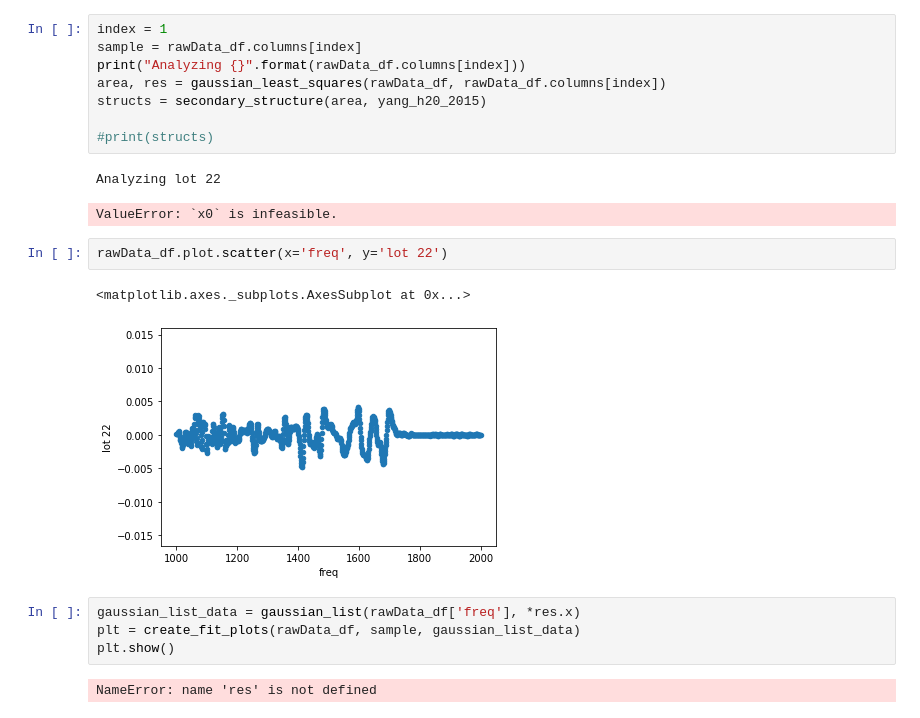
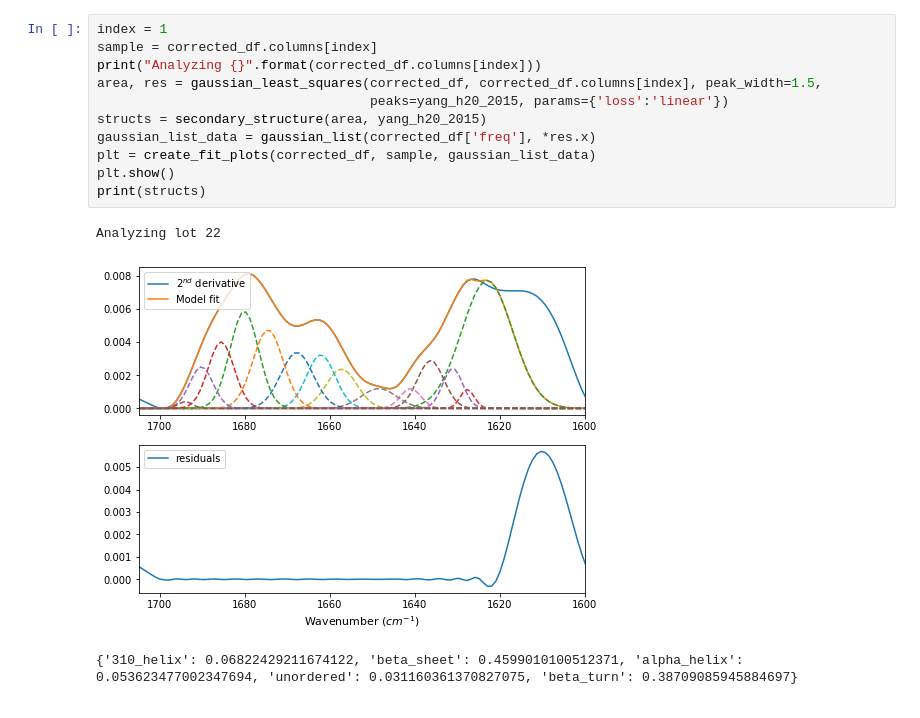
Before and after one commit to liljerri/ftir_data_analytics, a Jupyter notebook: scripts/nikki data/icatibant lot 22.ipynb, the cells around one changed output. Saved outputs shown, nothing was run; the diff lists cells and outputs as text.

```diff
--- a/scripts/nikki data/icatibant lot 22.ipynb
+++ b/scripts/nikki data/icatibant lot 22.ipynb
@@ -35,22 +36,15 @@ df.plot.scatter(x='freq', y='lot 22')
 # %%
 index = 1
-sample = rawData_df.columns[index]
-print("Analyzing {}".format(rawData_df.columns[index]))
-area, res = gaussian_least_squares(rawData_df, rawData_df.columns[index])
+sample = corrected_df.columns[index]
+print("Analyzing {}".format(corrected_df.columns[index]))
+area, res = gaussian_least_squares(corrected_df, corrected_df.columns[index], peak_width=1.5,
+                                   peaks=yang_h20_2015, params={'loss':'linear'})
 structs = secondary_structure(area, yang_h20_2015)
-
-#print(structs)
+gaussian_list_data = gaussian_list(corrected_df['freq'], *res.x)
+plt = create_fit_plots(corrected_df, sample, gaussian_list_data)
+plt.show()
+print(structs)
 # %% [output]
 Analyzing lot 22
+[figure, added]
-ValueError: `x0` is infeasible.
+{'310_helix': 0.06822429211674122, 'beta_sheet': 0.4599010100512371, 'alpha_helix': 0.053623477002347694, 'unordered': 0.031160361370827075, 'beta_turn': 0.38709085945884697}
-# %%
-rawData_df.plot.scatter(x='freq', y='lot 22')
-# %% [output]
-<matplotlib.axes._subplots.AxesSubplot at 0x...>
-[figure, removed]
-# %%
-gaussian_list_data = gaussian_list(rawData_df['freq'], *res.x)
-plt = create_fit_plots(rawData_df, sample, gaussian_list_data)
-plt.show()
-# %% [output]
-NameError: name 'res' is not defined
```
Also changed, not shown: parts of 18 cells of this notebook, 5 other files.
